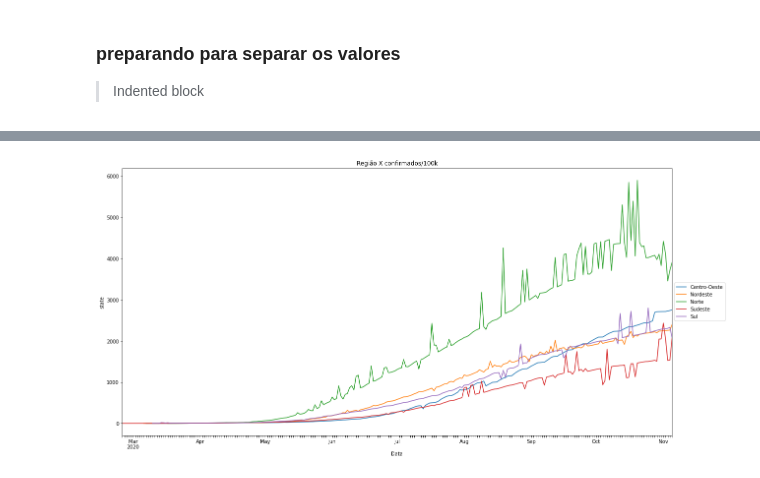
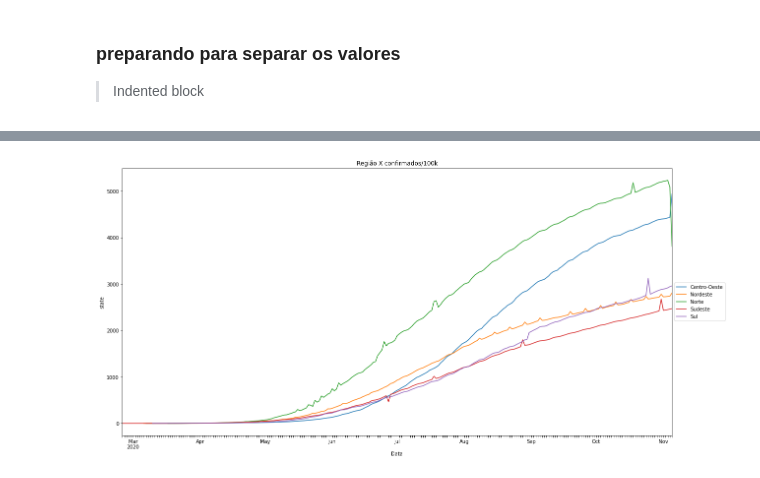
Before and after one commit to Kensawa94/Portifolio-Alura, a Jupyter notebook: Desafios/Desafio_modulo_1/Desafio_1_COVID.ipynb, the cells around one changed output, grey strips where cells are left out. Saved outputs shown, nothing was run; the diff lists cells and outputs as text; code cells hidden in the pictures.

```diff
--- a/Desafios/Desafio_modulo_1/Desafio_1_COVID.ipynb
+++ b/Desafios/Desafio_modulo_1/Desafio_1_COVID.ipynb
@@ -118,0 +138,2 @@ array(['AC', 'AL', 'AM', 'AP', 'BA', 'CE', 'DF', 'ES', 'GO', 'MA', 'MG',
+# %%
+DF_Estados = data[data['place_type']=='state']
@@ -125,6 +164,7 @@ def Plot_Pivot(df,Pivot_index, Pivot_Column, Pivot_Value ,figSZ,Plot_YLabel,titl
   pivot_df =  df.pivot_table(index=Pivot_index, columns=Pivot_Column, values=Pivot_Value)
   ax = pivot_df.plot(xticks=pivot_df.index,figsize =figSZ)
   ylab = ax.set_ylabel(Plot_YLabel)
+  xlab = ax.set_xlabel(Pivot_index)
   plt.legend(loc='center left', bbox_to_anchor=(1.0, 0.5))
   plt.title(title)
   plt.show()
@@ -162,4 +177,4 @@ plt.show()
 # %%
-Plot_Pivot(data,'Data', 'Regiao', 'confirmed_per_100k_inhabitants',(20, 10),'state',"Região X confirmados/100k"   )
+Plot_Pivot(DF_Estados,'Data', 'Regiao', 'confirmed_per_100k_inhabitants',(20, 10),'state',"Região X confirmados/100k")
 # %% [output]
-[figure, old version]
+[figure, new version]
```
Also changed, not shown: parts of 51 cells of this notebook, 2 other files.
